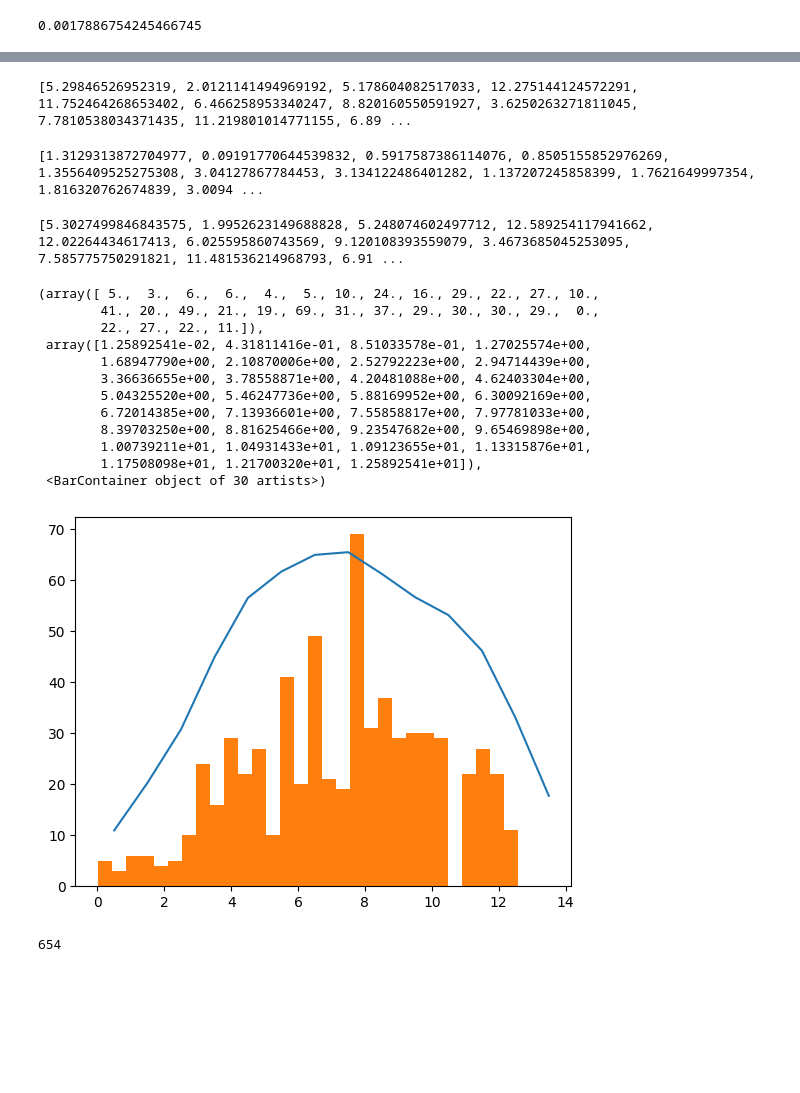
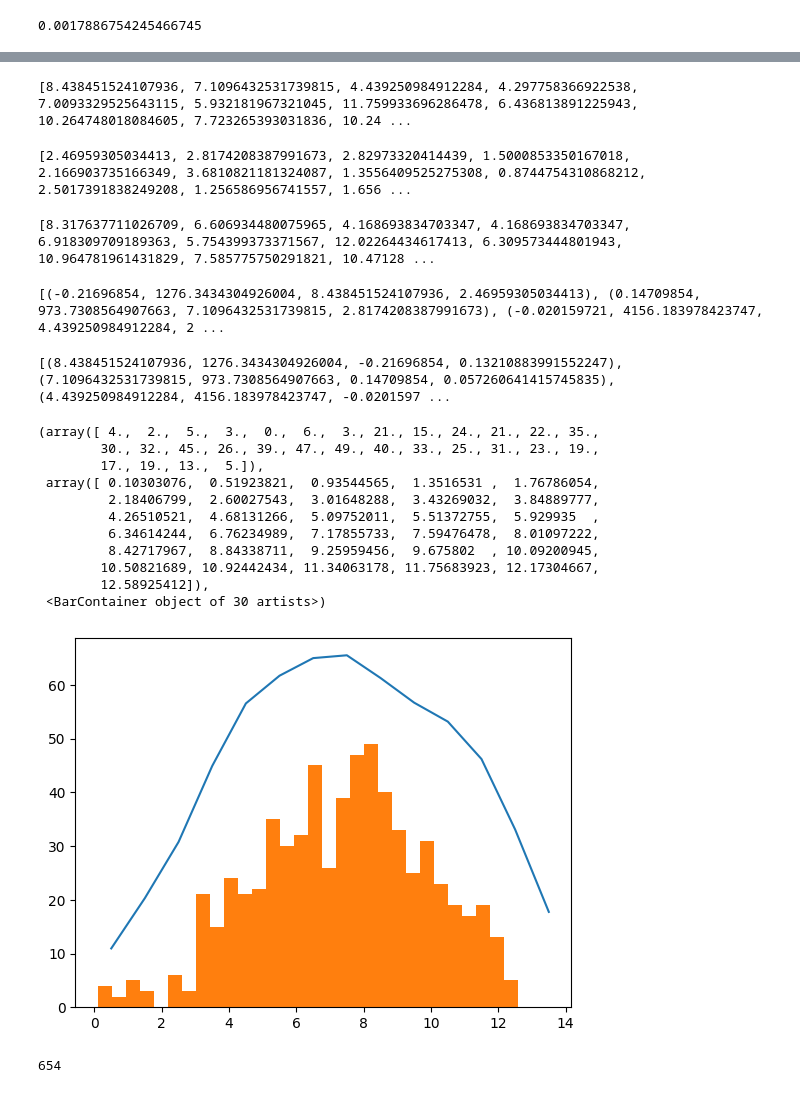
Before and after one commit to Advikgupta23/OPACOS, a Jupyter notebook: Read_fits.ipynb, the cells around one changed output, grey strips where cells are left out. Drawn from its saved outputs; the diff is of its cells as text; code cells hidden in the pictures; blank space fills up the shorter version.

```diff
--- a/Read_fits.ipynb
+++ b/Read_fits.ipynb
@@ -83,7 +83,7 @@ float64  int32      str16            int64      ...   float32     uint8    str6
 0.979009 26176 04315533-1247175 141231002501066 ...     0.06203         5 Simbad
 # %%
 conesearch_radius = 1.7 # in degrees
-conesearch_center = (270, -73)
+conesearch_center = (4.5, -72.5)
 conesearch_records = voresource.get_service("conesearch").search(
     pos=conesearch_center,
     sr=conesearch_radius,)
@@ -290,50 +292,65 @@ print(np.max(distance))
 # %%
 print(age)
 # %% [output]
-[5.29846526952319, 2.0121141494969192, 5.178604082517033, 12.275144124572291, 11.752464268653402, 6.466258953340247, 8.820160550591927, 3.6250263271811045, 7.7810538034371435, 11.219801014771155, 6.89 ...
+[8.438451524107936, 7.1096432531739815, 4.439250984912284, 4.297758366922538, 7.0093329525643115, 5.932181967321045, 11.759933696286478, 6.436813891225943, 10.264748018084605, 7.723265393031836, 10.24 ...
 # %%
 print(e_age_bstep)
 # %% [output]
-[1.3129313872704977, 0.09191770644539832, 0.5917587386114076, 0.8505155852976269, 1.3556409525275308, 3.04127867784453, 3.134122486401282, 1.137207245858399, 1.7621649997354, 1.816320762674839, 3.0094 ...
+[2.46959305034413, 2.8174208387991673, 2.82973320414439, 1.5000853350167018, 2.166903735166349, 3.6810821181324087, 1.3556409525275308, 0.8744754310868212, 2.5017391838249208, 1.256586956741557, 1.656 ...
 # %%
 print(e50_age_bstep)
 # %% [output]
-[5.3027499846843575, 1.9952623149688828, 5.248074602497712, 12.589254117941662, 12.02264434617413, 6.025595860743569, 9.120108393559079, 3.4673685045253095, 7.585775750291821, 11.481536214968793, 6.91 ...
+[8.317637711026709, 6.606934480075965, 4.168693834703347, 4.168693834703347, 6.918309709189363, 5.754399373371567, 12.02264434617413, 6.309573444801943, 10.964781961431829, 7.585775750291821, 10.47128 ...
+# %%
+feh_distance_age_err = []
+for i in range(len(age)):
+    feh_distance_age_err.append((feh[i],distance[i],age[i],e_age_bstep[i]))
+
+print(feh_distance_age_err)
+# %% [output]
+[(-0.21696854, 1276.3434304926004, 8.438451524107936, 2.46959305034413), (0.14709854, 973.7308564907663, 7.1096432531739815, 2.8174208387991673), (-0.020159721, 4156.183978423747, 4.439250984912284, 2 ...
+# %%
+age_distance_feh_err = []
+for i in range(len(age)):
+    age_distance_feh_err.append((age[i],distance[i],feh[i],e_fe_h[i]))
+
+print(age_distance_feh_err)
+# %% [output]
+[(8.438451524107936, 1276.3434304926004, -0.21696854, 0.13210883991552247), (7.1096432531739815, 973.7308564907663, 0.14709854, 0.057260641415745835), (4.439250984912284, 4156.183978423747, -0.0201597 ...
 # %%
 diced_age = []
 e_age_bstep = np.maximum(e_age_bstep, 1e-6)
 
 for i in range(len(age)):
     age_data = np.array(age[i])
     e_age_bstep_data = np.array(e_age_bstep[i])
     mu = age_data
     sigma = e_age_bstep_data
     x = np.arange(0.5,14,)
     age_norm = stats.norm.pdf(x,mu,sigma)
     diced_age.append(age_norm)
     # plt.plot(x[i], stats.norm.pdf(x[i], mu[i], sigma[i]))
 # print(x,stats.norm.pdf(x, mu, sigma))
 diced_age = np.array(diced_age)
 
 # Sum the distributions across all age sets
 added_age = np.sum(diced_age, axis=0)
 
 plt.plot(x,added_age)
-plt.hist(e50_age_bstep,bins=30)
+plt.hist(age,bins=30)
 # %% [output]
-(array([ 5.,  3.,  6.,  6.,  4.,  5., 10., 24., 16., 29., 22., 27., 10.,
-        41., 20., 49., 21., 19., 69., 31., 37., 29., 30., 30., 29.,  0.,
-        22., 27., 22., 11.]),
- array([1.25892541e-02, 4.31811416e-01, 8.51033578e-01, 1.27025574e+00,
-        1.68947790e+00, 2.10870006e+00, 2.52792223e+00, 2.94714439e+00,
-        3.36636655e+00, 3.78558871e+00, 4.20481088e+00, 4.62403304e+00,
-        5.04325520e+00, 5.46247736e+00, 5.88169952e+00, 6.30092169e+00,
-        6.72014385e+00, 7.13936601e+00, 7.55858817e+00, 7.97781033e+00,
-        8.39703250e+00, 8.81625466e+00, 9.23547682e+00, 9.65469898e+00,
-        1.00739211e+01, 1.04931433e+01, 1.09123655e+01, 1.13315876e+01,
-        1.17508098e+01, 1.21700320e+01, 1.25892541e+01]),
+(array([ 4.,  2.,  5.,  3.,  0.,  6.,  3., 21., 15., 24., 21., 22., 35.,
+        30., 32., 45., 26., 39., 47., 49., 40., 33., 25., 31., 23., 19.,
+        17., 19., 13.,  5.]),
+ array([ 0.10303076,  0.51923821,  0.93544565,  1.3516531 ,  1.76786054,
+         2.18406799,  2.60027543,  3.01648288,  3.43269032,  3.84889777,
+         4.26510521,  4.68131266,  5.09752011,  5.51372755,  5.929935  ,
+         6.34614244,  6.76234989,  7.17855733,  7.59476478,  8.01097222,
+         8.42717967,  8.84338711,  9.25959456,  9.675802  , 10.09200945,
+        10.50821689, 10.92442434, 11.34063178, 11.75683923, 12.17304667,
+        12.58925412]),
  <BarContainer object of 30 artists>)
-[figure, old version]
+[figure, new version]
 # %%
 print(len(diced_age))
 # %% [output]
```
Also changed, not shown: parts of 14 cells of this notebook.
